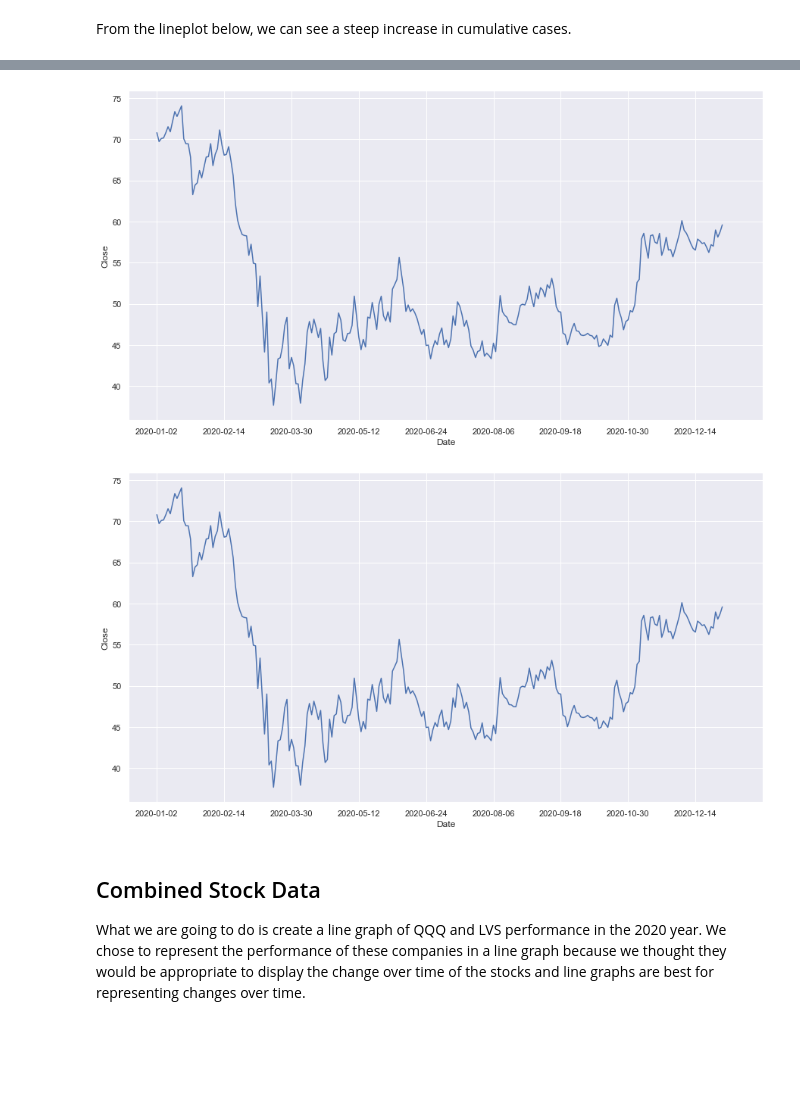
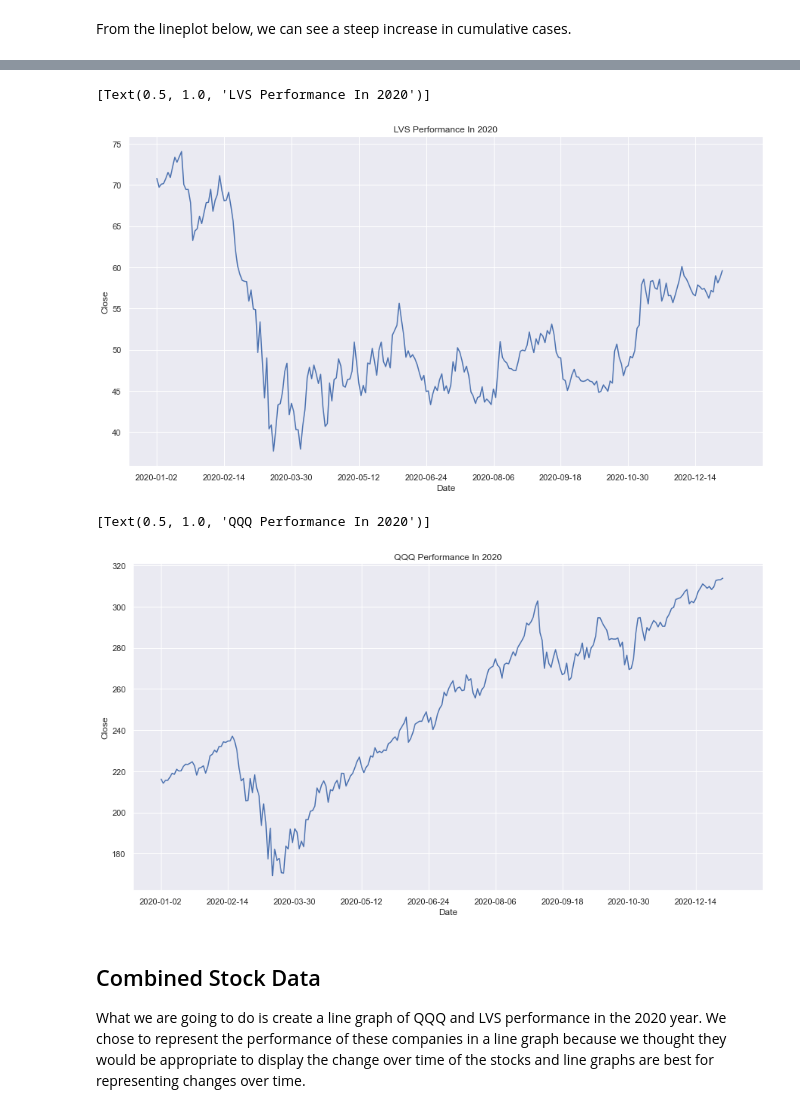
Before and after one commit to cpozuelos1/COGS_108_Final_Project, a Jupyter notebook: FinalProjectGroup071_Wi22.ipynb, the cells around one changed output, grey strips where cells are left out. Cells and saved outputs as stored; diff of their text form; code cells hidden in the pictures; blank space fills up the shorter version.

Commit message:
updated graph titles

```diff
--- a/FinalProjectGroup071_Wi22.ipynb
+++ b/FinalProjectGroup071_Wi22.ipynb
@@ -324,15 +322,19 @@ sns.boxplot(x="New_cases_change", data=us_covid_2020_df).set(title="Change in Ne
 # set our plot size
 sns.set(rc= {'figure.figsize':(15,8)})
 # %%
-ax = sns.lineplot(x='Date', y='Close', data=LVS_df_2020).set(title="LVS Performance In 2020")
+ax = sns.lineplot(x='Date', y='Close', data=LVS_df_2020)
 x_ticks = ax.set_xticks([i*30 for i in range(10)])
+ax.set(title="LVS Performance In 2020")
 # %% [output]
+[Text(0.5, 1.0, 'LVS Performance In 2020')]
-[figure, old version]
+[figure, new version]
 # %%
-ax = sns.lineplot(x='Date', y='Close', data=QQQ_df_2020).set(title="QQQ Performance In 2020")
+ax = sns.lineplot(x='Date', y='Close', data=QQQ_df_2020)
 x_ticks = ax.set_xticks([i*30 for i in range(10)])
+ax.set(title="QQQ Performance In 2020")
 # %% [output]
+[Text(0.5, 1.0, 'QQQ Performance In 2020')]
-[figure, old version]
+[figure, new version]
 # %% [markdown]
 ## Combined Stock Data
 What we are going to do is create a line graph of QQQ and LVS performance in the 2020 year. We chose to represent the performance of these companies in a line graph because we thought they would be appropriate to display the change over time of the stocks and line graphs are best for representing changes over time.
```
Also changed, not shown: parts of 11 cells of this notebook.
